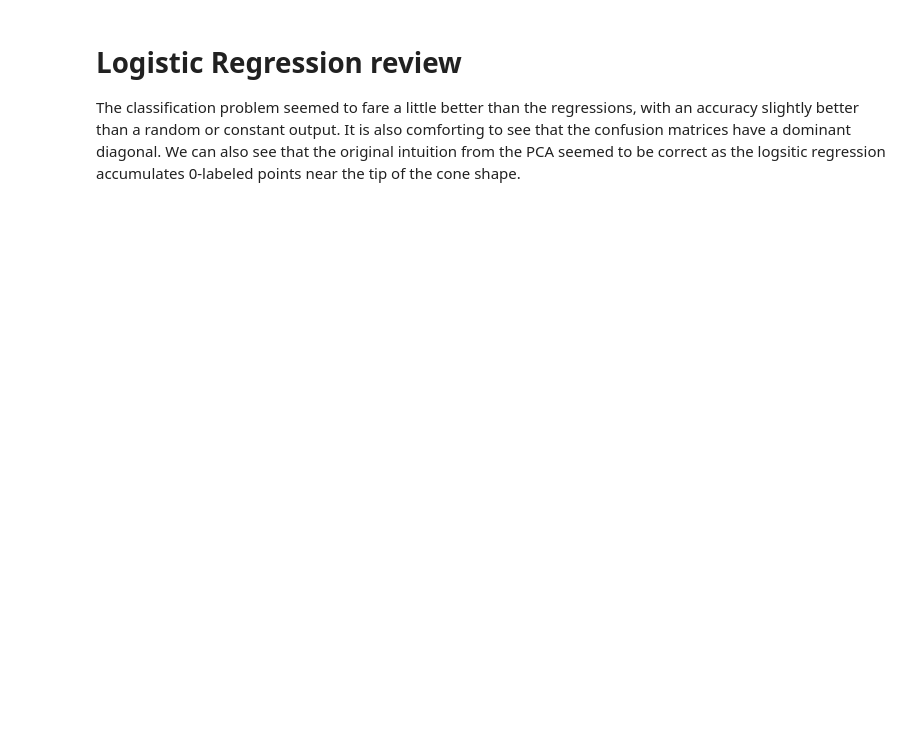
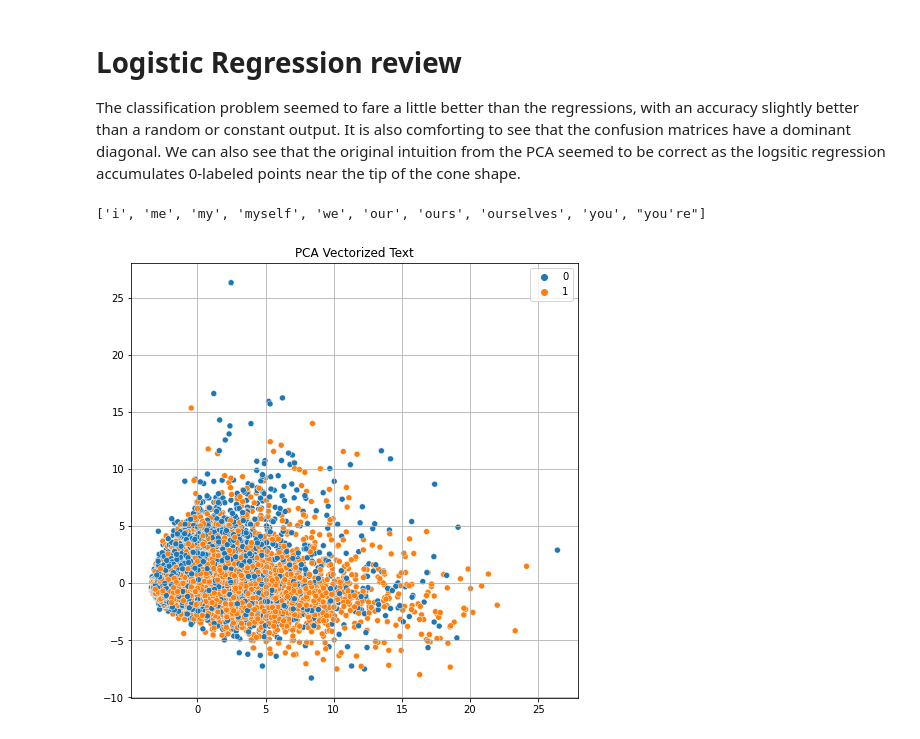
Before and after one commit to factoredai/sokrates, a Jupyter notebook: Exploration.ipynb, the cells around one changed output. Saved outputs shown, nothing was run; the diff lists cells and outputs as text; code cells hidden in the pictures; blank space fills up the shorter version.

```diff
--- a/Exploration.ipynb
+++ b/Exploration.ipynb
@@ -600,3 +596,26 @@ plt.show()
 # Logistic Regression review
 The classification problem seemed to fare a little better than the regressions, with an accuracy slightly better than
 a random or constant output. It is also comforting to see that the confusion matrices have a dominant diagonal. We can also see that the original intuition from the PCA seemed to be correct as the logsitic regression accumulates 0-labeled points near the tip of the cone shape.
+# %%
+# Load stopwords. These do not include wh-words
+with open("ensambles baseline/assets/stopwords.txt", "r") as f:
+    stops = f.read().split("\n")
+    print(stops[:10])
+
+
+bodies = df_filtered["body"]
+cv = CountVectorizer(min_df=0.025, max_features=600, stop_words=stops)
+bodies_tf = cv.fit_transform(bodies)
+
+fig, ax = plot_pca(
+    bodies_tf.toarray(),
+    df_filtered["target"].values,
+    interval=35,
+    figsize=(8, 8)
+)
+
+ax.set_title("PCA Vectorized Text")
+plt.show()
+# %% [output]
+['i', 'me', 'my', 'myself', 'we', 'our', 'ours', 'ourselves', 'you', "you're"]
+[figure, added]
```
Also changed, not shown: parts of 14 cells of this notebook.
